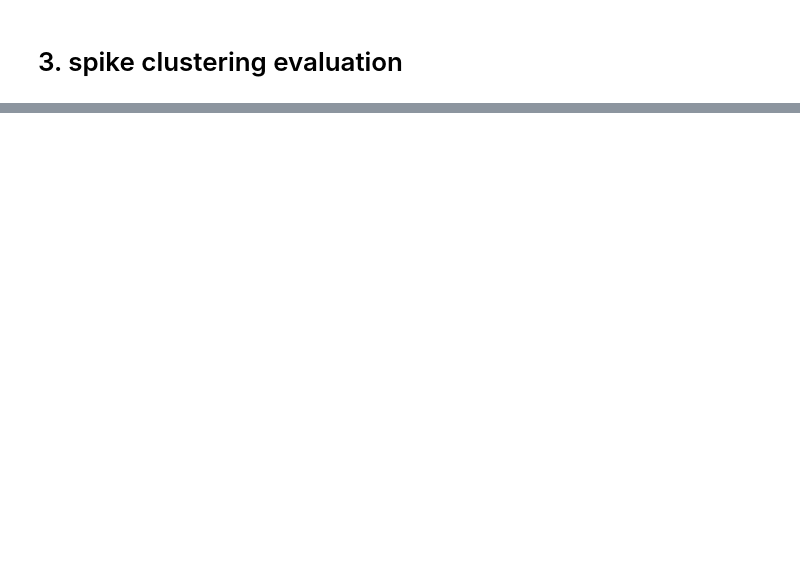
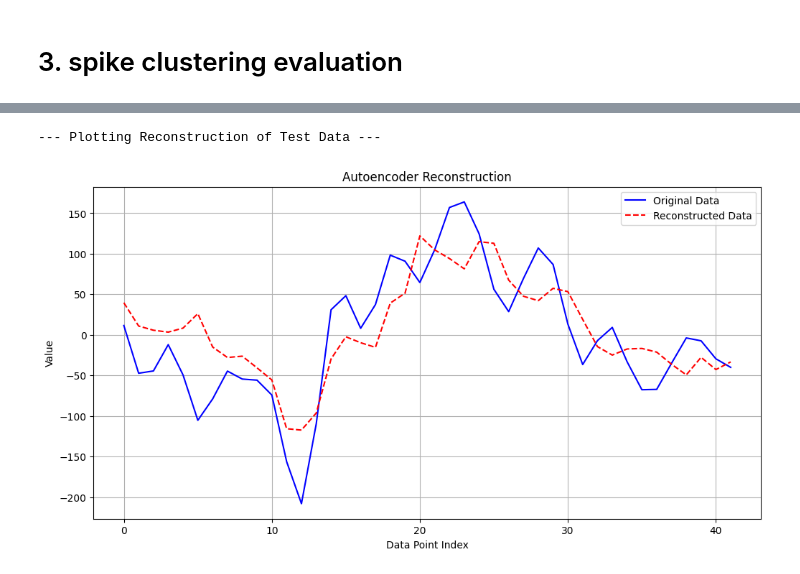
Before and after one commit to henryxcham/spike_detection_classification, a Jupyter notebook: notebooks/03_spike_clustering_evaluation.ipynb, the cells around one changed output, grey strips where cells are left out. Cells and saved outputs as stored; diff of their text form; code cells hidden in the pictures; blank space fills up the shorter version.

```diff
--- a/notebooks/03_spike_clustering_evaluation.ipynb
+++ b/notebooks/03_spike_clustering_evaluation.ipynb
@@ -10,11 +46,9 @@ from src.cluster import plot_reconstruction, apply_and_plot_dbscan
 # %%
-# 1. Load Data
-spikes_file_paths = [
-    '../data/spikes/channel_spikes_9.npy',
-    '../data/spikes/channel_spikes_16.npy',
-    '../data/spikes/channel_spikes_33.npy',
-    '../data/spikes/channel_spikes_11.npy',
-    '../data/spikes/channel_spikes_40.npy'
+# 2. Load Test Data for Evaluation
+test_file_paths = [
+    '../data/spikes/channel_spikes_40.npy',
+    '../data/spikes/channel_background_40.npy'
 ]
-all_spikes_np = load_and_concatenate_npy(spikes_file_paths)
-all_spikes_tensor = torch.from_numpy(all_spikes_np).float()
+all_test_data_np = load_and_concatenate_npy(test_file_paths)
+all_test_data_tensor = torch.from_numpy(all_test_data_np).float()
+print(f"Total number of test waveforms loaded: {all_test_data_tensor.shape[0]}")
@@ -21,5 +62,5 @@ all_spikes_tensor = torch.from_numpy(all_spikes_np).float()
 # %%
-# 2. Load the Trained Autoencoder
+# 3. Load the Trained Autoencoder Model
 autoencoder_model = ShallowAutoencoder()
-autoencoder_model.load_state_dict(torch.load('best_autoencoder_model.pth'))
+autoencoder_model.load_state_dict(torch.load('../model/best_autoencoder_model.pth'))
 autoencoder_model.eval()
@@ -26,4 +80,8 @@ autoencoder_model.eval()
 # %%
-# Plot reconstruction with the loaded model
-plot_reconstruction(autoencoder_model, all_spikes_tensor)
+# 4. Plot Reconstruction of Test Data
+print("\n--- Plotting Reconstruction of Test Data ---")
+plot_reconstruction(autoencoder_model, all_test_data_tensor)
+# %% [output]
+--- Plotting Reconstruction of Test Data ---
+[figure, added]
 # %%
```
Also changed, not shown: parts of 6 cells of this notebook, 11 other files.
